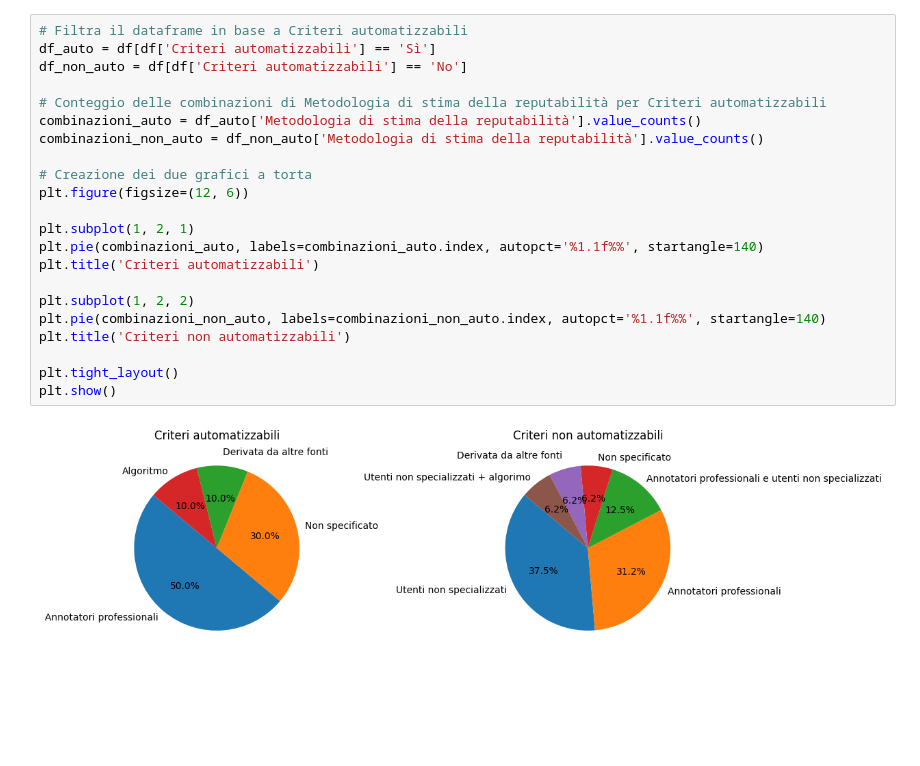
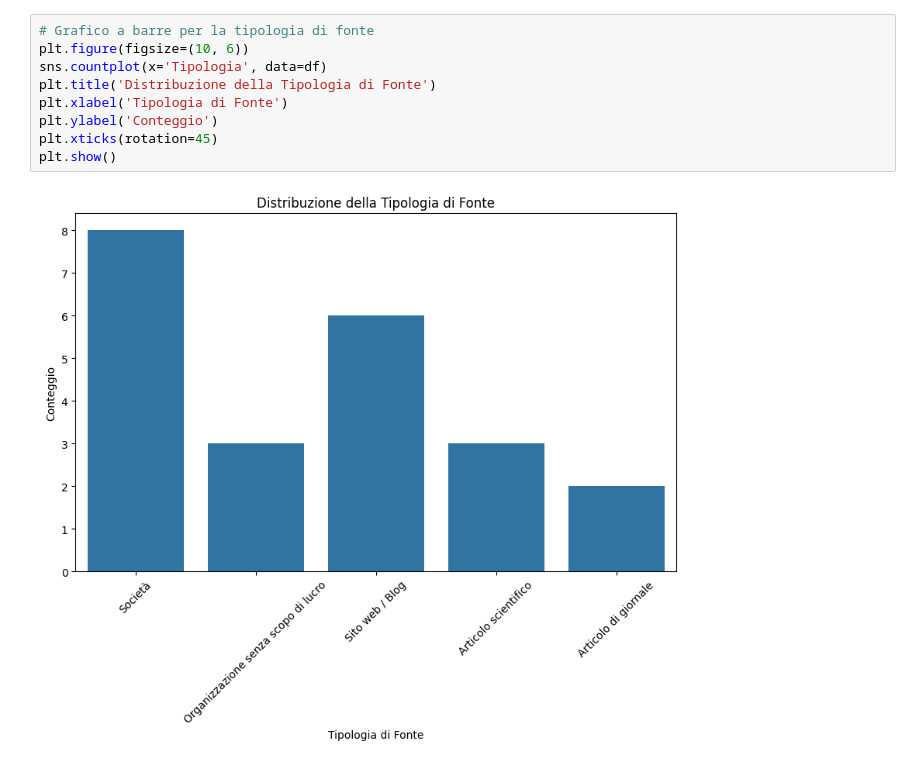
Before and after one commit to bianchi-john/RatingSurveyPlot, a Jupyter notebook: plottier.ipynb, the cells around one changed output. Drawn from its saved outputs; the diff is of its cells as text; blank space fills up the shorter version.

```diff
--- a/plottier.ipynb
+++ b/plottier.ipynb
@@ -124,24 +74,11 @@ plt.show()
-# %%
-# Filtra il dataframe in base a Criteri automatizzabili
-df_auto = df[df['Criteri automatizzabili'] == 'Sì']
-df_non_auto = df[df['Criteri automatizzabili'] == 'No']
-
-# Conteggio delle combinazioni di Metodologia di stima della reputabilità per Criteri automatizzabili
-combinazioni_auto = df_auto['Metodologia di stima della reputabilità'].value_counts()
-combinazioni_non_auto = df_non_auto['Metodologia di stima della reputabilità'].value_counts()
-
-# Creazione dei due grafici a torta
-plt.figure(figsize=(12, 6))
-
-plt.subplot(1, 2, 1)
-plt.pie(combinazioni_auto, labels=combinazioni_auto.index, autopct='%1.1f%%', startangle=140)
-plt.title('Criteri automatizzabili')
-
-plt.subplot(1, 2, 2)
-plt.pie(combinazioni_non_auto, labels=combinazioni_non_auto.index, autopct='%1.1f%%', startangle=140)
-plt.title('Criteri non automatizzabili')
-
-plt.tight_layout()
-plt.show()
-# %% [output]
-[figure, removed]
+# %%
+# Grafico a barre per la tipologia di fonte
+plt.figure(figsize=(10, 6))
+sns.countplot(x='Tipologia', data=df)
+plt.title('Distribuzione della Tipologia di Fonte')
+plt.xlabel('Tipologia di Fonte')
+plt.ylabel('Conteggio')
+plt.xticks(rotation=45)
+plt.show()
+# %% [output]
+[figure, added]
```
Also changed, not shown: parts of 13 cells of this notebook, 1 other file.
